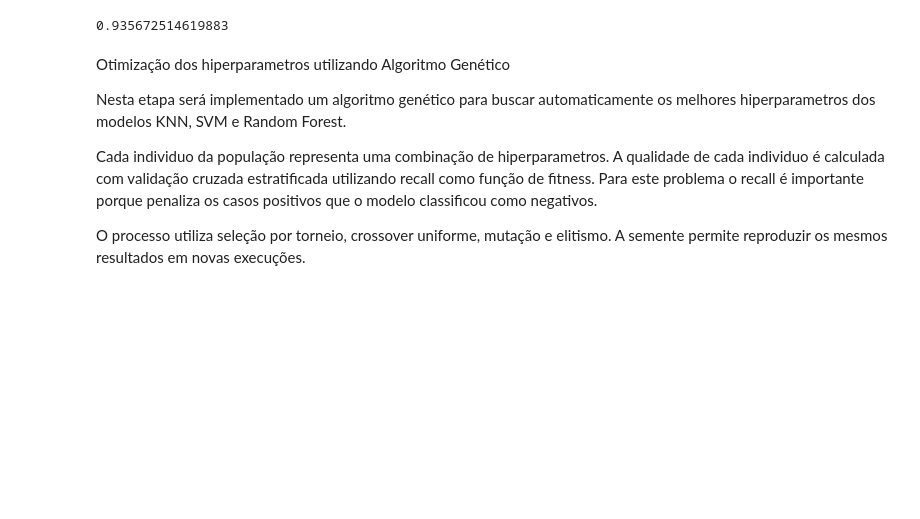
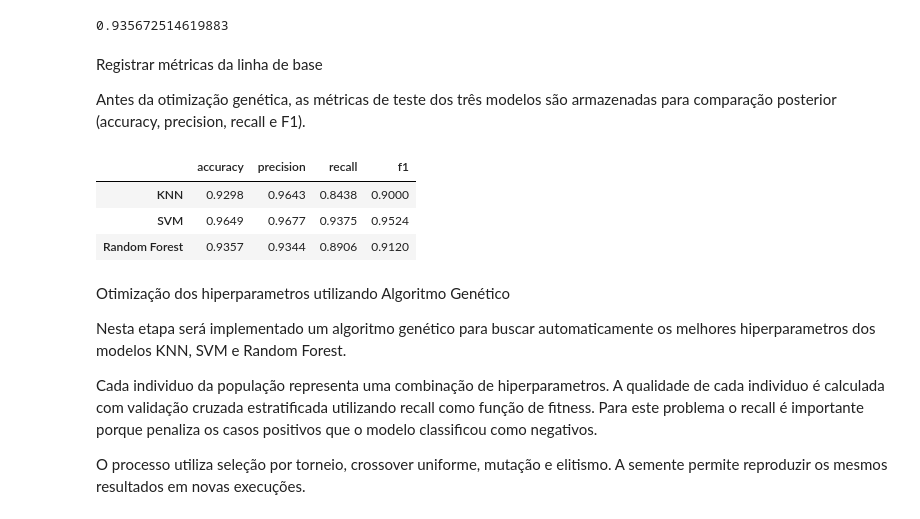
Before and after one commit to ddomingues2014/FIAP_FASE2, a Jupyter notebook: diagnosticos_algoritmo_genetico.ipynb, the cells around one changed output. Drawn from its saved outputs; the diff is of its cells as text; code cells hidden in the pictures; blank space fills up the shorter version.

```diff
--- a/diagnosticos_algoritmo_genetico.ipynb
+++ b/diagnosticos_algoritmo_genetico.ipynb
@@ -365,6 +352,33 @@ y_predict_rf = modelo_classificador_rf.predict(x_test_escalonado)
 print(accuracy_score(y_test, y_predict_rf))
 # %% [output]
 0.935672514619883
+# %% [markdown]
+Registrar métricas da linha de base
+
+Antes da otimização genética, as métricas de teste dos três modelos são armazenadas para comparação posterior (accuracy, precision, recall e F1).
+# %%
+from sklearn.metrics import accuracy_score, precision_score, recall_score, f1_score
+
+def calcular_metricas(y_real, y_pred):
+    return {
+        "accuracy": accuracy_score(y_real, y_pred),
+        "precision": precision_score(y_real, y_pred, zero_division=0),
+        "recall": recall_score(y_real, y_pred, zero_division=0),
+        "f1": f1_score(y_real, y_pred, zero_division=0),
+    }
+
+metricas_baseline = {
+    "KNN": calcular_metricas(y_test, y_predict_knn),
+    "SVM": calcular_metricas(y_test, y_predict_svm),
+    "Random Forest": calcular_metricas(y_test, y_predict_rf),
+}
+
+pd.DataFrame(metricas_baseline).T.round(4)
+# %% [output]
+|  | accuracy | precision | recall | f1 |
+| KNN | 0.9298 | 0.9643 | 0.8438 | 0.9000 |
+| SVM | 0.9649 | 0.9677 | 0.9375 | 0.9524 |
+| Random Forest | 0.9357 | 0.9344 | 0.8906 | 0.9120 |
 # %% [markdown]
 Otimização dos hiperparametros utilizando Algoritmo Genético
 
```
Also changed, not shown: parts of 32 cells of this notebook, 13 other files.
